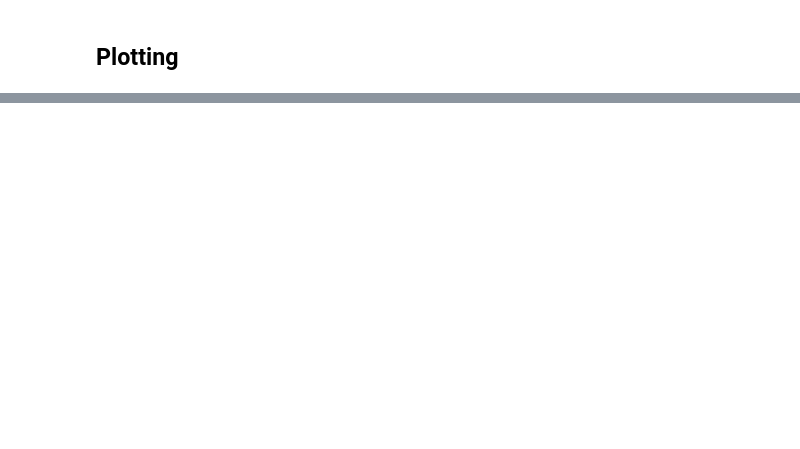
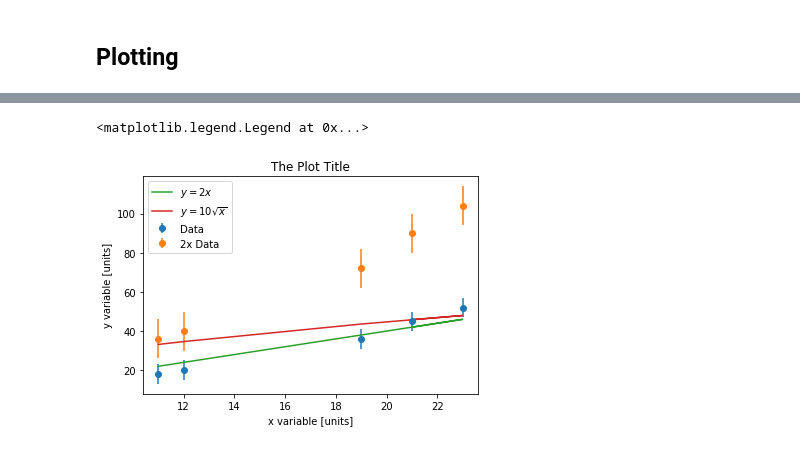
Before and after one commit to jhugon/s20_420_python, a Jupyter notebook: Tutorial1.ipynb, the cells around one changed output, grey strips where cells are left out. Saved outputs shown, nothing was run; the diff lists cells and outputs as text; code cells hidden in the pictures; blank space fills up the shorter version.

```diff
--- a/Tutorial1.ipynb
+++ b/Tutorial1.ipynb
@@ -84,0 +138,12 @@ plt.plot(x,y)
+# %%
+plt.errorbar(x,y,xerr=None,yerr=5.0,linestyle="",marker="o",label="Data")
+plt.errorbar(x,2*y,xerr=None,yerr=10.0,linestyle="",marker="o",label="2x Data")
+plt.plot(x,2*x,label="$y=2x$")
+plt.plot(x,np.sqrt(x)*10,label=r"$y=10\sqrt{x}$")
+plt.title("The Plot Title")
+plt.xlabel("x variable [units]")
+plt.ylabel("y variable [units]")
+plt.legend()
+# %% [output]
+<matplotlib.legend.Legend at 0x...>
+[figure, added]
```
Also changed, not shown: parts of 26 cells of this notebook.
